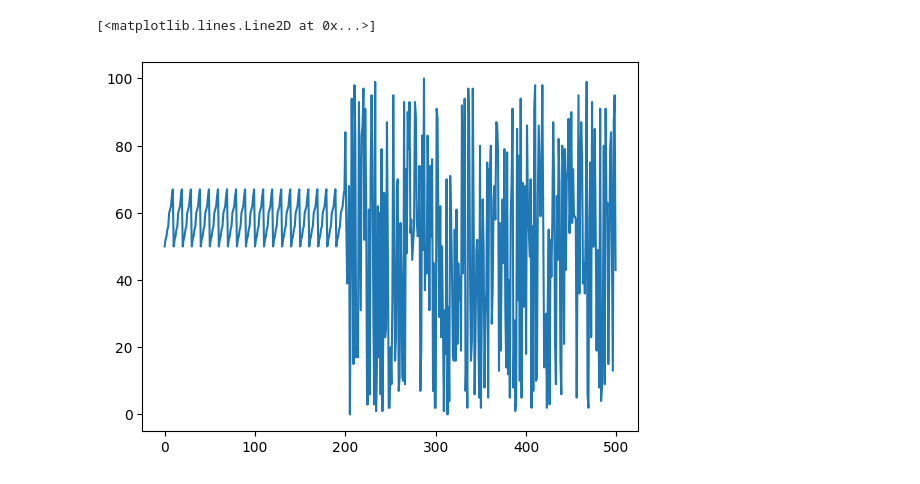
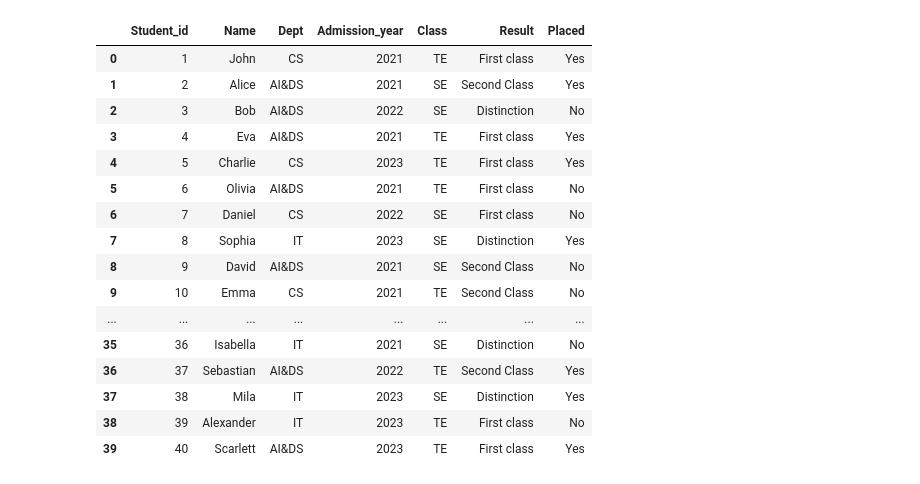
Before and after one commit to mohit579-pixel/SL-3, a Jupyter notebook: Assignment2.ipynb, the cells around one changed output. Cells and saved outputs as stored; diff of their text form; code cells hidden in the pictures.

```diff
--- a/Assignment2.ipynb
+++ b/Assignment2.ipynb
@@ -119,5 +2,0 @@ plt.plot(scaled)
-# %%
-plt.plot(grades)
-# %% [output]
-[<matplotlib.lines.Line2D at 0x...>]
-[figure, removed]
@@ -123,0 +6,40 @@ plt.plot(grades)
+# %%
+import numpy as np
+import pandas as pd
+
+student_names = ['John', 'Alice', 'Bob', 'Eva', 'Charlie', 'Olivia', 'Daniel', 'Sophia', 'David', 'Emma',
+                 'James', 'Grace', 'William', 'Ava', 'Michael', 'Chloe', 'Matthew', 'Emily', 'Jacob', 'Mia',
+                 'Benjamin', 'Ella', 'Christopher', 'Aiden', 'Liam', 'Zoe', 'Samuel', 'Lily', 'Logan', 'Lucy',
+                 'Jackson', 'Avery', 'Elijah', 'Harper', 'Daniel', 'Isabella', 'Sebastian', 'Mila', 'Alexander', 'Scarlett']
+
+df = pd.DataFrame(
+    {
+        'Student_id': np.arange(1, 41),
+        'Name': student_names,
+        'Dept': np.random.choice(['CS', 'IT', 'AI&DS'], 40),
+        'Admission_year': np.random.choice([2023, 2022, 2021], 40),
+        'Class': np.random.choice(['TE', 'SE'], 40),
+        'Result': np.random.choice(['Distinction', 'First class', 'Second Class'], 40),
+        'Placed': np.random.choice(['Yes', 'No'], 40)
+    }
+)
+
+df
+# %% [output]
+|  | Student_id | Name | Dept | Admission_year | Class | Result | Placed |
+| 0 | 1 | John | CS | 2021 | TE | First class | Yes |
+| 1 | 2 | Alice | AI&DS | 2021 | SE | Second Class | Yes |
+| 2 | 3 | Bob | AI&DS | 2022 | SE | Distinction | No |
+| 3 | 4 | Eva | AI&DS | 2021 | TE | First class | Yes |
+| 4 | 5 | Charlie | CS | 2023 | TE | First class | Yes |
+| 5 | 6 | Olivia | AI&DS | 2021 | TE | First class | No |
+| 6 | 7 | Daniel | CS | 2022 | SE | First class | No |
+| 7 | 8 | Sophia | IT | 2023 | SE | Distinction | Yes |
+| 8 | 9 | David | AI&DS | 2021 | SE | Second Class | No |
+| 9 | 10 | Emma | CS | 2021 | TE | Second Class | No |
+| ... | ... | ... | ... | ... | ... | ... | ... |
+| 35 | 36 | Isabella | IT | 2021 | SE | Distinction | No |
+| 36 | 37 | Sebastian | AI&DS | 2022 | TE | Second Class | Yes |
+| 37 | 38 | Mila | IT | 2023 | SE | Distinction | Yes |
+| 38 | 39 | Alexander | IT | 2023 | TE | First class | No |
+| 39 | 40 | Scarlett | AI&DS | 2023 | TE | First class | Yes |
```
Also changed, not shown: parts of 10 cells of this notebook.
